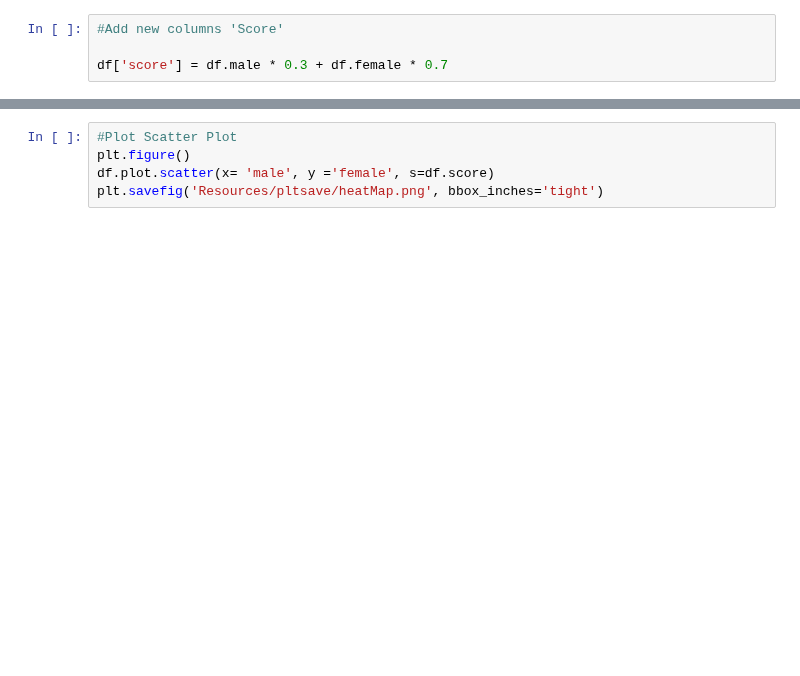
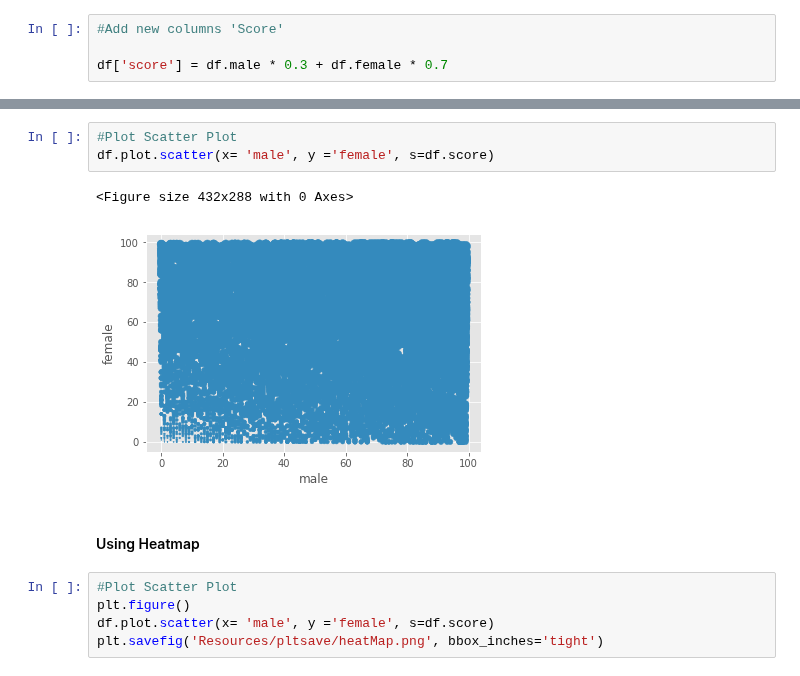
Before and after one commit to CFerraren/Python-Matplotlib, a Jupyter notebook: 3.1_Heat Map.ipynb, the cells around one changed output, grey strips where cells are left out. Saved outputs shown, nothing was run; the diff lists cells and outputs as text; blank space fills up the shorter version.

Commit message:
Save the scatter plot

```diff
--- a/3.1_Heat Map.ipynb
+++ b/3.1_Heat Map.ipynb
@@ -35,3 +47,11 @@ df.head()
+# %%
+#Plot Scatter Plot
+df.plot.scatter(x= 'male', y ='female', s=df.score)
+# %% [output]
+<Figure size 432x288 with 0 Axes>
+[figure, added]
+# %% [markdown]
+#### Using Heatmap
 # %%
 #Plot Scatter Plot
 plt.figure()
```
Also changed, not shown: parts of 4 cells of this notebook, 3 other files.
